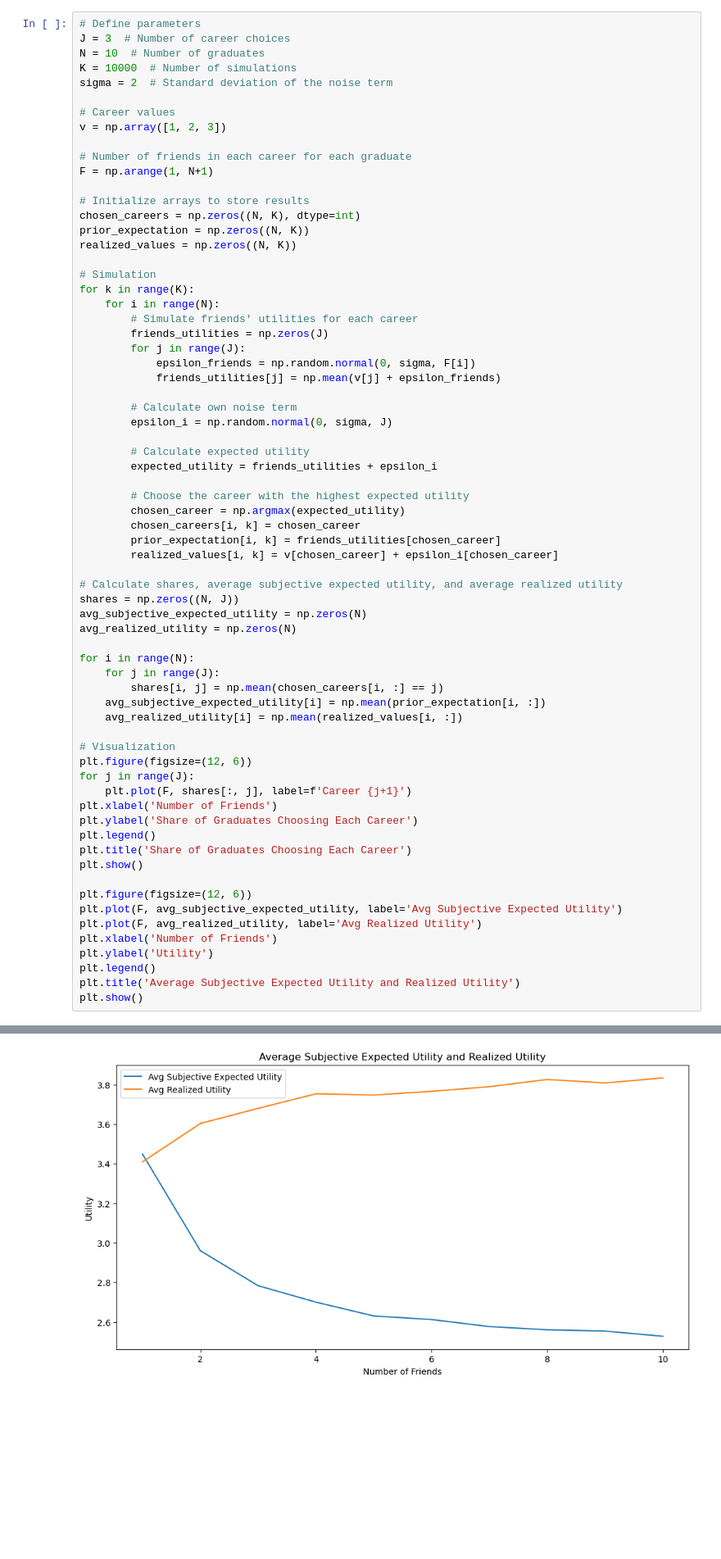
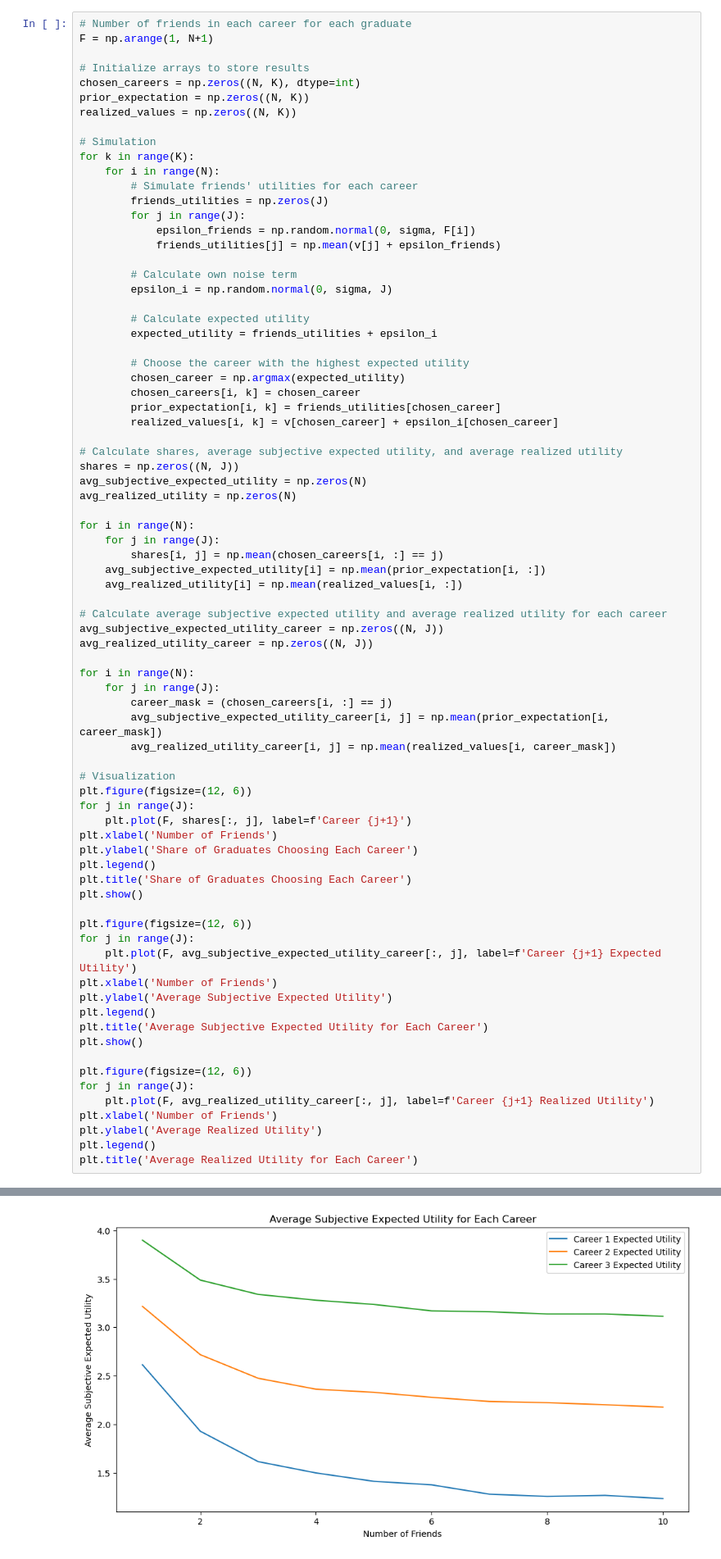
Before and after one commit to NumEconCopenhagen/projects-2024-daniel-og-lukas, a Jupyter notebook: examproject/exam_2024.ipynb, the cells around one changed output, grey strips where cells are left out. Shown at 82% size. Drawn from its saved outputs; the diff is of its cells as text; blank space fills up the shorter version.

```diff
--- a/examproject/exam_2024.ipynb
+++ b/examproject/exam_2024.ipynb
@@ -393,15 +399,6 @@ $$
 $$
 For each graduate $i$.
 # %%
-# Define parameters
-J = 3  # Number of career choices
-N = 10  # Number of graduates
-K = 10000  # Number of simulations
-sigma = 2  # Standard deviation of the noise term
-
-# Career values
-v = np.array([1, 2, 3])
-
 # Number of friends in each career for each graduate
 F = np.arange(1, N+1)
 
@@ -442,6 +439,16 @@ for i in range(N):
     avg_subjective_expected_utility[i] = np.mean(prior_expectation[i, :])
     avg_realized_utility[i] = np.mean(realized_values[i, :])
 
+# Calculate average subjective expected utility and average realized utility for each career
+avg_subjective_expected_utility_career = np.zeros((N, J))
+avg_realized_utility_career = np.zeros((N, J))
+
+for i in range(N):
+    for j in range(J):
+        career_mask = (chosen_careers[i, :] == j)
+        avg_subjective_expected_utility_career[i, j] = np.mean(prior_expectation[i, career_mask])
+        avg_realized_utility_career[i, j] = np.mean(realized_values[i, career_mask])
+
 # Visualization
 plt.figure(figsize=(12, 6))
 for j in range(J):
@@ -453,11 +460,19 @@ plt.title('Share of Graduates Choosing Each Career')
 plt.show()
 
 plt.figure(figsize=(12, 6))
-plt.plot(F, avg_subjective_expected_utility, label='Avg Subjective Expected Utility')
-plt.plot(F, avg_realized_utility, label='Avg Realized Utility')
+for j in range(J):
+    plt.plot(F, avg_subjective_expected_utility_career[:, j], label=f'Career {j+1} Expected Utility')
 plt.xlabel('Number of Friends')
-plt.ylabel('Utility')
+plt.ylabel('Average Subjective Expected Utility')
 plt.legend()
-plt.title('Average Subjective Expected Utility and Realized Utility')
+plt.title('Average Subjective Expected Utility for Each Career')
 plt.show()
+
+plt.figure(figsize=(12, 6))
+for j in range(J):
+    plt.plot(F, avg_realized_utility_career[:, j], label=f'Career {j+1} Realized Utility')
+plt.xlabel('Number of Friends')
+plt.ylabel('Average Realized Utility')
+plt.legend()
+plt.title('Average Realized Utility for Each Career')
 # %% [output]
@@ -465 +480 @@ plt.show()
-[figure, old version]
+[figure, new version]
```
Also changed, not shown: parts of 16 cells of this notebook.
